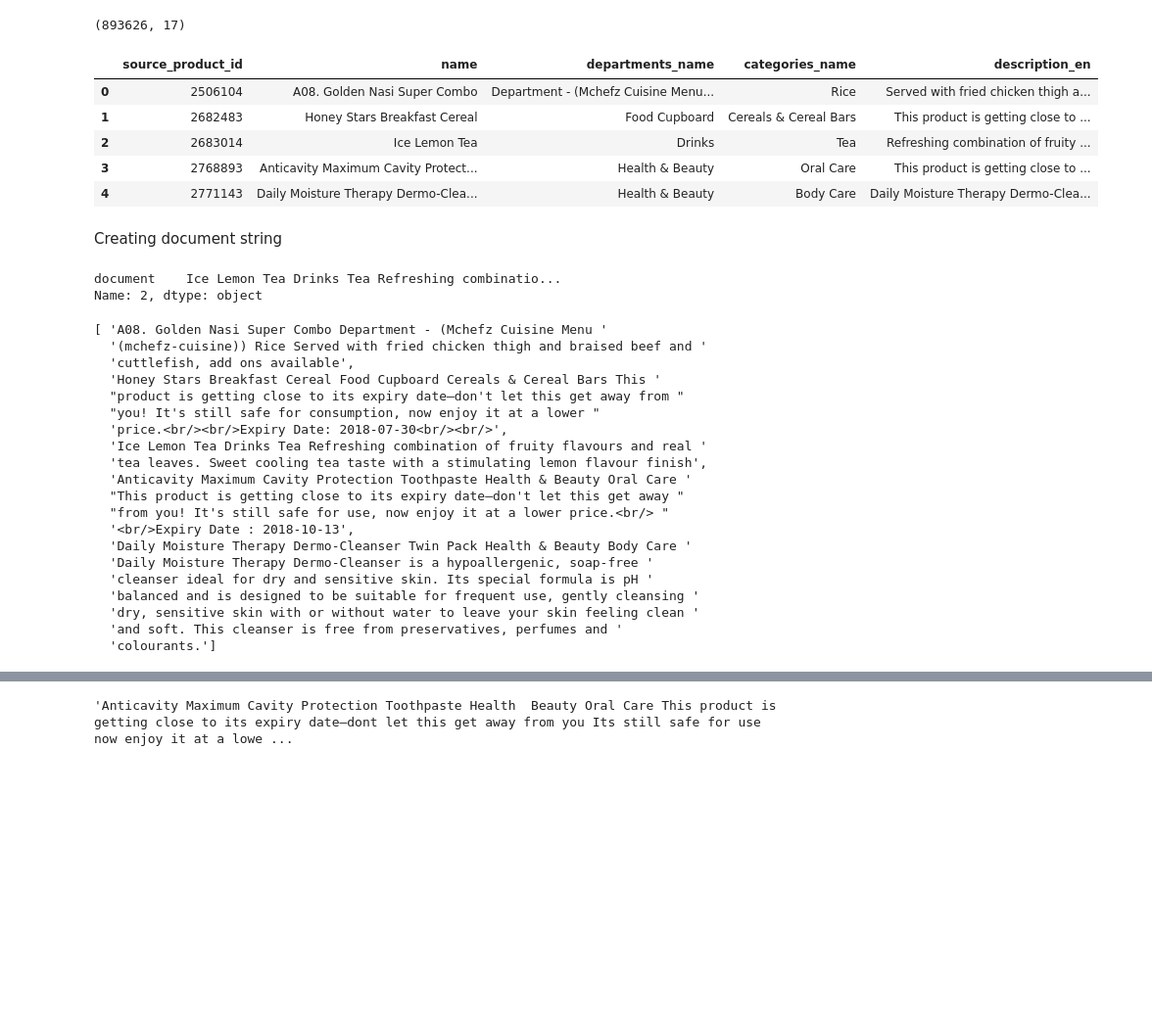
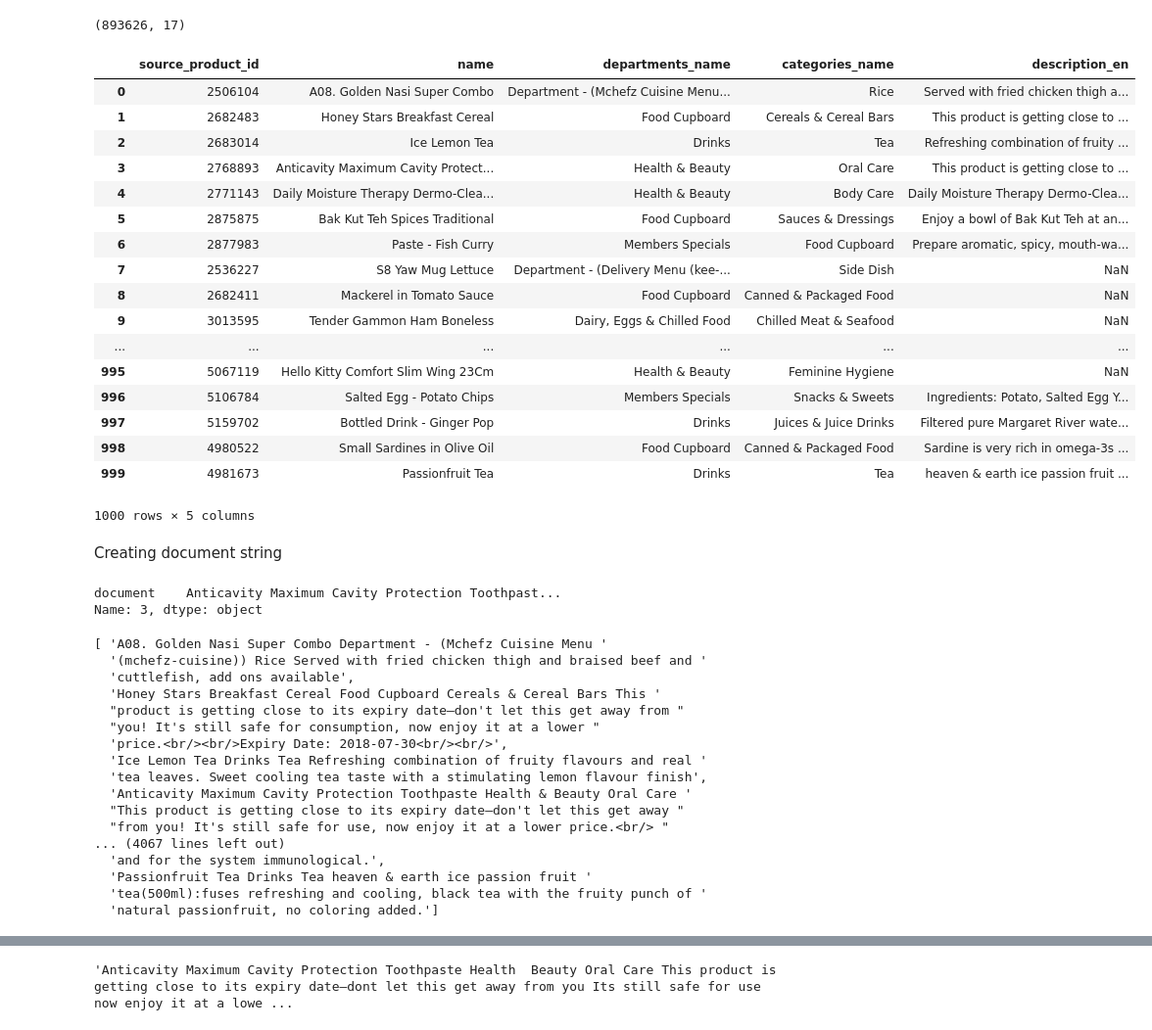
Before and after one commit to jnvipul/nlp-workbooks, a Jupyter notebook: Similarity.ipynb, the cells around one changed output, grey strips where cells are left out. Shown at 98% size. Saved outputs shown, nothing was run; the diff lists cells and outputs as text; code cells hidden in the pictures; blank space fills up the shorter version.

```diff
--- a/Similarity.ipynb
+++ b/Similarity.ipynb
@@ -31,16 +31,28 @@ print(data.shape)
 (893626, 17)
 # %%
 selected_data = data[['source_product_id', 'name', 'departments_name', 'categories_name', 'description_en']]
-selected_data = selected_data.head(5)
+selected_data = selected_data.head(1000)
 
 selected_data
 # %% [output]
 |  | source_product_id | name | departments_name | categories_name | description_en |
 | 0 | 2506104 | A08. Golden Nasi Super Combo | Department - (Mchefz Cuisine Menu... | Rice | Served with fried chicken thigh a... |
 | 1 | 2682483 | Honey Stars Breakfast Cereal | Food Cupboard | Cereals & Cereal Bars | This product is getting close to ... |
 | 2 | 2683014 | Ice Lemon Tea | Drinks | Tea | Refreshing combination of fruity ... |
 | 3 | 2768893 | Anticavity Maximum Cavity Protect... | Health & Beauty | Oral Care | This product is getting close to ... |
 | 4 | 2771143 | Daily Moisture Therapy Dermo-Clea... | Health & Beauty | Body Care | Daily Moisture Therapy Dermo-Clea... |
+| 5 | 2875875 | Bak Kut Teh Spices Traditional | Food Cupboard | Sauces & Dressings | Enjoy a bowl of Bak Kut Teh at an... |
+| 6 | 2877983 | Paste - Fish Curry | Members Specials | Food Cupboard | Prepare aromatic, spicy, mouth-wa... |
+| 7 | 2536227 | S8 Yaw Mug Lettuce | Department - (Delivery Menu (kee-... | Side Dish | NaN |
+| 8 | 2682411 | Mackerel in Tomato Sauce | Food Cupboard | Canned & Packaged Food | NaN |
+| 9 | 3013595 | Tender Gammon Ham Boneless | Dairy, Eggs & Chilled Food | Chilled Meat & Seafood | NaN |
+| ... | ... | ... | ... | ... | ... |
+| 995 | 5067119 | Hello Kitty Comfort Slim Wing 23Cm | Health & Beauty | Feminine Hygiene | NaN |
+| 996 | 5106784 | Salted Egg - Potato Chips | Members Specials | Snacks & Sweets | Ingredients: Potato, Salted Egg Y... |
+| 997 | 5159702 | Bottled Drink - Ginger Pop | Drinks | Juices & Juice Drinks | Filtered pure Margaret River wate... |
+| 998 | 4980522 | Small Sardines in Olive Oil | Food Cupboard | Canned & Packaged Food | Sardine is very rich in omega-3s ... |
+| 999 | 4981673 | Passionfruit Tea | Drinks | Tea | heaven & earth ice passion fruit ... |
+1000 rows × 5 columns
 # %% [markdown]
 Creating document string
 # %%
@@ -48,12 +60,13 @@ selected_data['document'] = selected_data['name'] + ' ' + selected_data['departm
 # %%
 docs = selected_data['document'].tolist()
 # %%
-selected_data[['document']].iloc[2]
+selected_data[['document']].iloc[3]
 # %% [output]
-document    Ice Lemon Tea Drinks Tea Refreshing combinatio...
-Name: 2, dtype: object
+document    Anticavity Maximum Cavity Protection Toothpast...
+Name: 3, dtype: object
 # %%
 pp.pprint(docs)
+# print(type(docs[0]))
 # %% [output]
 [ 'A08. Golden Nasi Super Combo Department - (Mchefz Cuisine Menu '
   '(mchefz-cuisine)) Rice Served with fried chicken thigh and braised beef and '
@@ -67,12 +80,9 @@ pp.pprint(docs)
   'Anticavity Maximum Cavity Protection Toothpaste Health & Beauty Oral Care '
   "This product is getting close to its expiry date—don't let this get away "
   "from you! It's still safe for use, now enjoy it at a lower price.<br/> "
-  '<br/>Expiry Date : 2018-10-13',
-  'Daily Moisture Therapy Dermo-Cleanser Twin Pack Health & Beauty Body Care '
-  'Daily Moisture Therapy Dermo-Cleanser is a hypoallergenic, soap-free '
-  'cleanser ideal for dry and sensitive skin. Its special formula is pH '
-  'balanced and is designed to be suitable for frequent use, gently cleansing '
-  'dry, sensitive skin with or without water to leave your skin feeling clean '
-  'and soft. This cleanser is free from preservatives, perfumes and '
-  'colourants.']
+... (4067 lines left out)
+  'and for the system immunological.',
+  'Passionfruit Tea Drinks Tea heaven & earth ice passion fruit '
+  'tea(500ml):fuses refreshing and cooling, black tea with the fruity punch of '
+  'natural passionfruit, no coloring added.']
 # %%
```
Also changed, not shown: parts of 17 cells of this notebook.
